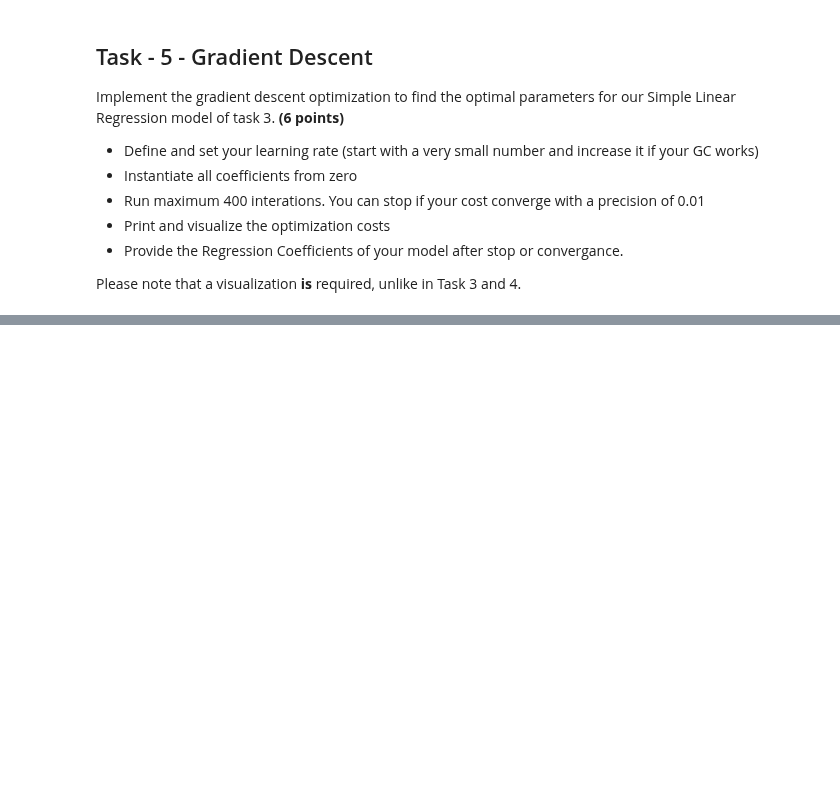
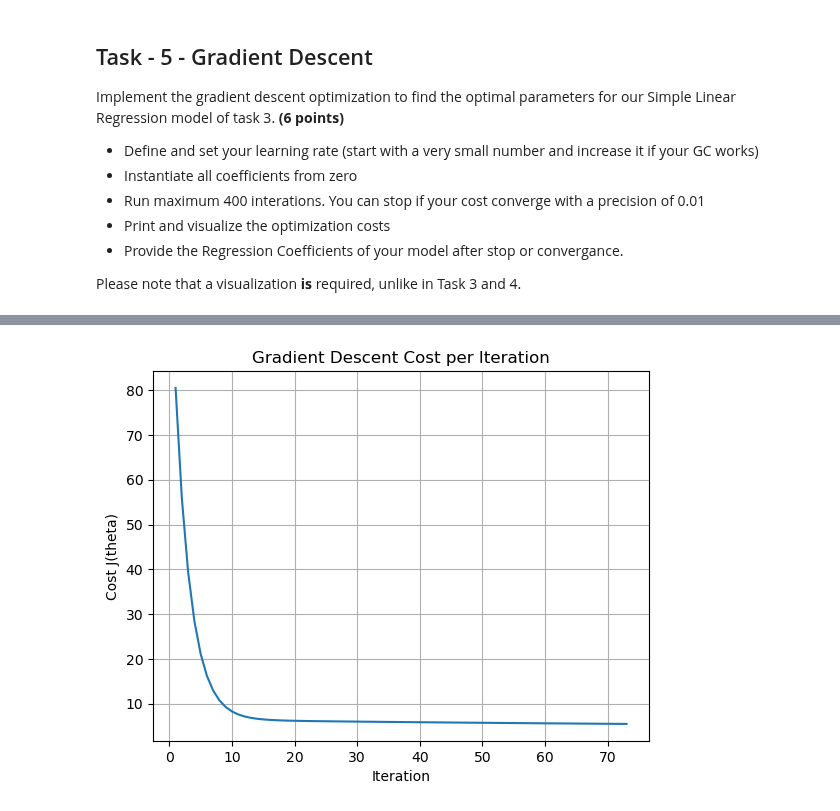
Before and after one commit to eduardo-issa/DataAnalytics_CS329E, a Jupyter notebook: Assignment4_PartB/329e_HW4.ipynb, the cells around one changed output, grey strips where cells are left out. Cells and saved outputs as stored; diff of their text form; code cells hidden in the pictures; blank space fills up the shorter version.

```diff
--- a/Assignment4_PartB/329e_HW4.ipynb
+++ b/Assignment4_PartB/329e_HW4.ipynb
@@ -279,0 +360,9 @@ Please note that a visualization **is** required, unlike in Task 3 and 4.
+# %%
+plt.plot(range(1, len(costs) + 1), costs)
+plt.xlabel('Iteration')
+plt.ylabel('Cost J(theta)')
+plt.title('Gradient Descent Cost per Iteration')
+plt.grid(True)
+plt.show()
+# %% [output]
+[figure, added]
```
Also changed, not shown: parts of 7 cells of this notebook, 1 other file.
